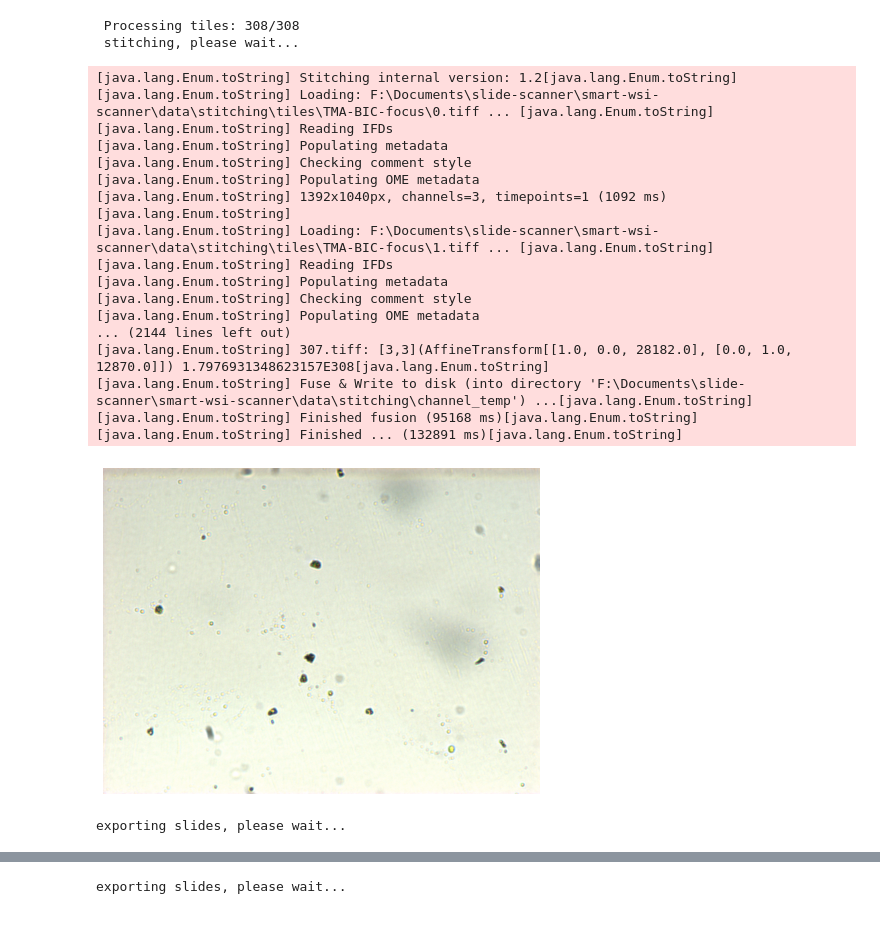
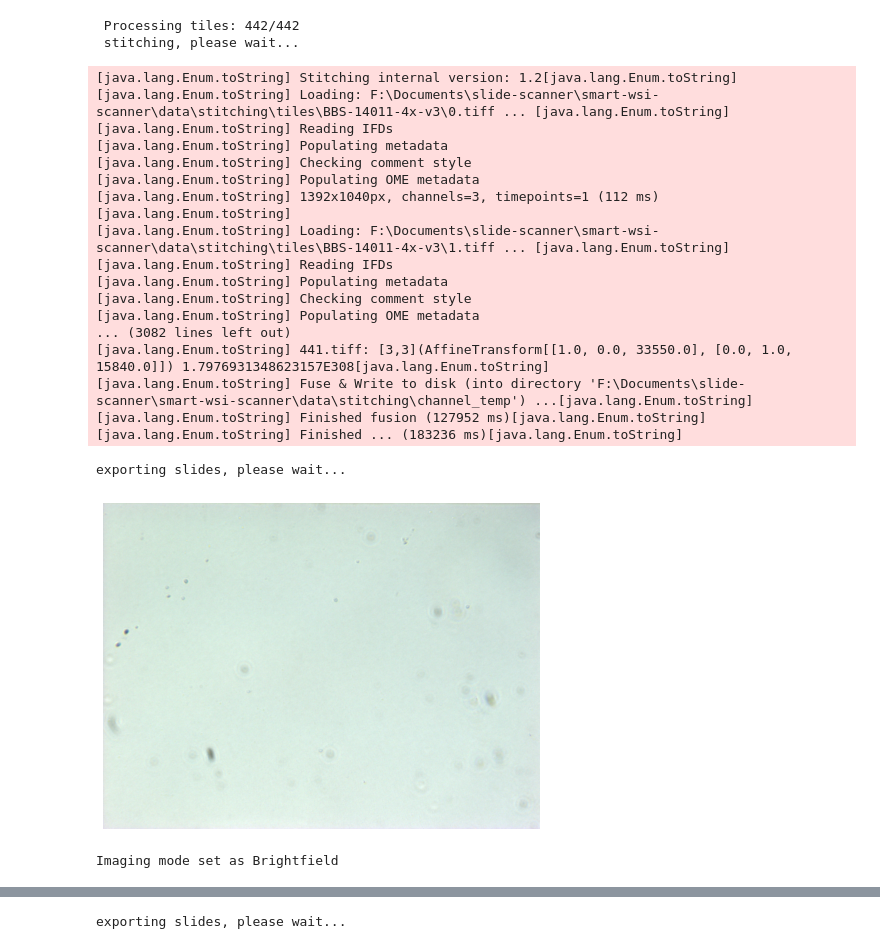
Before and after one commit to uw-loci/smart-wsi-scanner, a Jupyter notebook: bf-scanner.ipynb, the cells around one changed output, grey strips where cells are left out. Cells and saved outputs as stored; diff of their text form; code cells hidden in the pictures.

```diff
--- a/bf-scanner.ipynb
+++ b/bf-scanner.ipynb
@@ -157,6 +156,8 @@ def whole_slide_scan(config, core=None, save_path=None, acq_name=None, position_
                     events = multi_d_acquisition_events(xyz_positions=position_list.reshape(-1, 3))
                     acq.acquire(events)
         else:
+            if z_center is None:
+                z_center = config["Z-stage-laser"]
             if z_stack:
                 with Acquisition(save_path, acq_name) as acq:
                     events = multi_d_acquisition_events(xy_positions=position_list.reshape(-1, 2), z_start=-int(sample_depth/2) + z_center, z_end=int(sample_depth/2) + z_center, z_step=z_step)
@@ -205,17 +206,20 @@ def whole_slide_scan(config, core=None, save_path=None, acq_name=None, position_
                     if redive_flag:
                         pos_z, pixels, bg_flag = autofocus(config, core, mag='4x', rgb=True, search_range=1000, steps=5, snap=False)
                         if not bg_flag:
-                            pos_z, pixels, bg_flag = autofocus(config, core, mag='4x', rgb=True, search_range=250, steps=5, snap=True)
+                            pos_z, pixels, bg_flag = autofocus(config, core, mag='4x', rgb=True, search_range=200, steps=5, snap=True)
                     else:
-                        pos_z, pixels, bg_flag = autofocus(config, core, mag='4x', rgb=True, search_range=250, steps=5, snap=True)
+                        pos_z, pixels, bg_flag = autofocus(config, core, mag='4x', rgb=True, search_range=200, steps=5, snap=True)
                     z_positions[pos] = pos_z
                 if focus_dive and mag=='20x':
-                    if redive_flag:
-                        pos_z, pixels, bg_flag = autofocus(config, core, mag='20x', rgb=True, search_range=98, steps=7, check_background=True, snap=False)
+#                     if redive_flag:
+                    if True:
+                        pos_z, pixels, bg_flag = autofocus(config, core, mag='20x', rgb=True, search_range=210, steps=7, check_background=True, snap=False)
                         if not bg_flag:
+                            pos_z, _, _ = autofocus(config, core, mag='20x', rgb=True, search_range=50, steps=5, check_background=False, snap=False)
                             pos_z, pixels, _ = autofocus(config, core, mag='20x', rgb=True, search_range=10, steps=5, check_background=False, snap=True)
-                    else:
-                        pos_z, pixels, bg_flag = autofocus(config, core, mag='20x', rgb=True, search_range=10, steps=5, check_background=True, snap=True)
+#                     else:
+#                         pos_z, pixels, bg_flag = autofocus(config, core, mag='20x', rgb=True, search_range=70, steps=7, check_background=True, snap=False)
+#                         pos_z, pixels, _ = autofocus(config, core, mag='20x', rgb=True, search_range=10, steps=5, check_background=False, snap=True)
                     z_positions[pos] = pos_z
                 else:
                     pixels = snap_image(core, rgb=True, flip_channel=True)
@@ -263,15 +267,18 @@ def whole_slide_scan(config, core=None, save_path=None, acq_name=None, position_
                         if not bg_flag:
                             pos_z, pixels, bg_flag = autofocus(config, core, mag='4x', rgb=True, search_range=250, steps=5, snap=True)
                     else:
-                        pos_z, pixels, bg_flag = autofocus(config, core, mag='4x', rgb=True, search_range=250, steps=5, snap=True)
+                        pos_z, pixels, bg_flag = autofocus(config, core, mag='4x', rgb=True, search_range=500, steps=5, snap=True)
                     z_positions[pos] = pos_z
                 if focus_dive and mag=='20x':
-                    if redive_flag:
-                        pos_z, pixels, bg_flag = autofocus(config, core, mag='20x', rgb=True, search_range=98, steps=7, check_background=True, snap=False)
+#                     if redive_flag:
+                    if True:
+                        pos_z, pixels, bg_flag = autofocus(config, core, mag='20x', rgb=True, search_range=210, steps=7, check_background=True, snap=False)
                         if not bg_flag:
+                            pos_z, _, _ = autofocus(config, core, mag='20x', rgb=True, search_range=50, steps=5, check_background=False, snap=False)
                             pos_z, pixels, _ = autofocus(config, core, mag='20x', rgb=True, search_range=10, steps=5, check_background=False, snap=True)
-                    else:
-                        pos_z, pixels, bg_flag = autofocus(config, core, mag='20x', rgb=True, search_range=10, steps=5, check_background=True, snap=True)
+#                     else:
+#                         pos_z, pixels, bg_flag = autofocus(config, core, mag='20x', rgb=True, search_range=70, steps=7, check_background=True, snap=False)
+#                         pos_z, pixels, _ = autofocus(config, core, mag='20x', rgb=True, search_range=10, steps=5, check_background=False, snap=True)
                     z_positions[pos] = pos_z
                 else:
                     pixels = snap_image(core, rgb=True, flip_channel=True)
@@ -439,6 +443,6 @@ live(config, core, mod='bf')
 # %%
 save_path = 'data/acquisition'
-acq_name = 'TMA-BIC-focus'
+acq_name = 'BBS-14011-4x-v3'
 # %%
 # position_list, grid = generate_grid(config, mag='4x', box=(5000, 5000, 20000, 15000))
 position_list = generate_grid(config, mag='4x')
@@ -468,28 +472,35 @@ array([[[    0.  ,     0.  ],
 # %%
 returns = whole_slide_scan(config, core=core, save_path=save_path, acq_name=acq_name, position_list=position_list.reshape(position_list.shape[0]*position_list.shape[1], -1), mda=False, estimate_background=True, focus_dive=True)
 stitching(config, ij, save_path=save_path, acq_name=acq_name, mda=False, position_list=position_list.reshape(position_list.shape[0]*position_list.shape[1], -1), flip_y=True, correction=True, background_image=returns[0])
+export_slide(mag='4x')
+pd_arr = pd.DataFrame(returns[1])
+pd_arr.to_csv(os.path.join(save_path, acq_name+'-z_pos.csv'), index=False)
+pd_arr_r = pd.read_csv(os.path.join(save_path, acq_name+'-z_pos.csv'))
+z_pos_4x = np.array(pd_arr_r)
 # %% [output]
- Processing tiles: 308/308
+ Processing tiles: 442/442
  stitching, please wait...
 [java.lang.Enum.toString] Stitching internal version: 1.2[java.lang.Enum.toString]
-[java.lang.Enum.toString] Loading: F:\Documents\slide-scanner\smart-wsi-scanner\data\stitching\tiles\TMA-BIC-focus\0.tiff ... [java.lang.Enum.toString]
+[java.lang.Enum.toString] Loading: F:\Documents\slide-scanner\smart-wsi-scanner\data\stitching\tiles\BBS-14011-4x-v3\0.tiff ... [java.lang.Enum.toString]
 [java.lang.Enum.toString] Reading IFDs
 [java.lang.Enum.toString] Populating metadata
 [java.lang.Enum.toString] Checking comment style
 [java.lang.Enum.toString] Populating OME metadata
-[java.lang.Enum.toString] 1392x1040px, channels=3, timepoints=1 (1092 ms)[java.lang.Enum.toString]
-[java.lang.Enum.toString] Loading: F:\Documents\slide-scanner\smart-wsi-scanner\data\stitching\tiles\TMA-BIC-focus\1.tiff ... [java.lang.Enum.toString]
+[java.lang.Enum.toString] 1392x1040px, channels=3, timepoints=1 (112 ms)[java.lang.Enum.toString]
+[java.lang.Enum.toString] Loading: F:\Documents\slide-scanner\smart-wsi-scanner\data\stitching\tiles\BBS-14011-4x-v3\1.tiff ... [java.lang.Enum.toString]
 [java.lang.Enum.toString] Reading IFDs
 [java.lang.Enum.toString] Populating metadata
 [java.lang.Enum.toString] Checking comment style
 [java.lang.Enum.toString] Populating OME metadata
-... (2144 lines left out)
-[java.lang.Enum.toString] 307.tiff: [3,3](AffineTransform[[1.0, 0.0, 28182.0], [0.0, 1.0, 12870.0]]) 1.7976931348623157E308[java.lang.Enum.toString]
+... (3082 lines left out)
+[java.lang.Enum.toString] 441.tiff: [3,3](AffineTransform[[1.0, 0.0, 33550.0], [0.0, 1.0, 15840.0]]) 1.7976931348623157E308[java.lang.Enum.toString]
 [java.lang.Enum.toString] Fuse & Write to disk (into directory 'F:\Documents\slide-scanner\smart-wsi-scanner\data\stitching\channel_temp') ...[java.lang.Enum.toString]
-[java.lang.Enum.toString] Finished fusion (95168 ms)[java.lang.Enum.toString]
-[java.lang.Enum.toString] Finished ... (132891 ms)[java.lang.Enum.toString]
+[java.lang.Enum.toString] Finished fusion (127952 ms)[java.lang.Enum.toString]
+[java.lang.Enum.toString] Finished ... (183236 ms)[java.lang.Enum.toString]
+exporting slides, please wait...
-[figure, old version]
+[figure, new version]
-# %%
-export_slide(mag='4x')
-# %% [output]
-exporting slides, please wait...
+# %%
+switch_objective(config, core, '20x')
+switch_mod(config, core, 'bf')
+# %% [output]
+Imaging mode set as Brightfield
```
Also changed, not shown: parts of 25 cells of this notebook, 9 other files.
